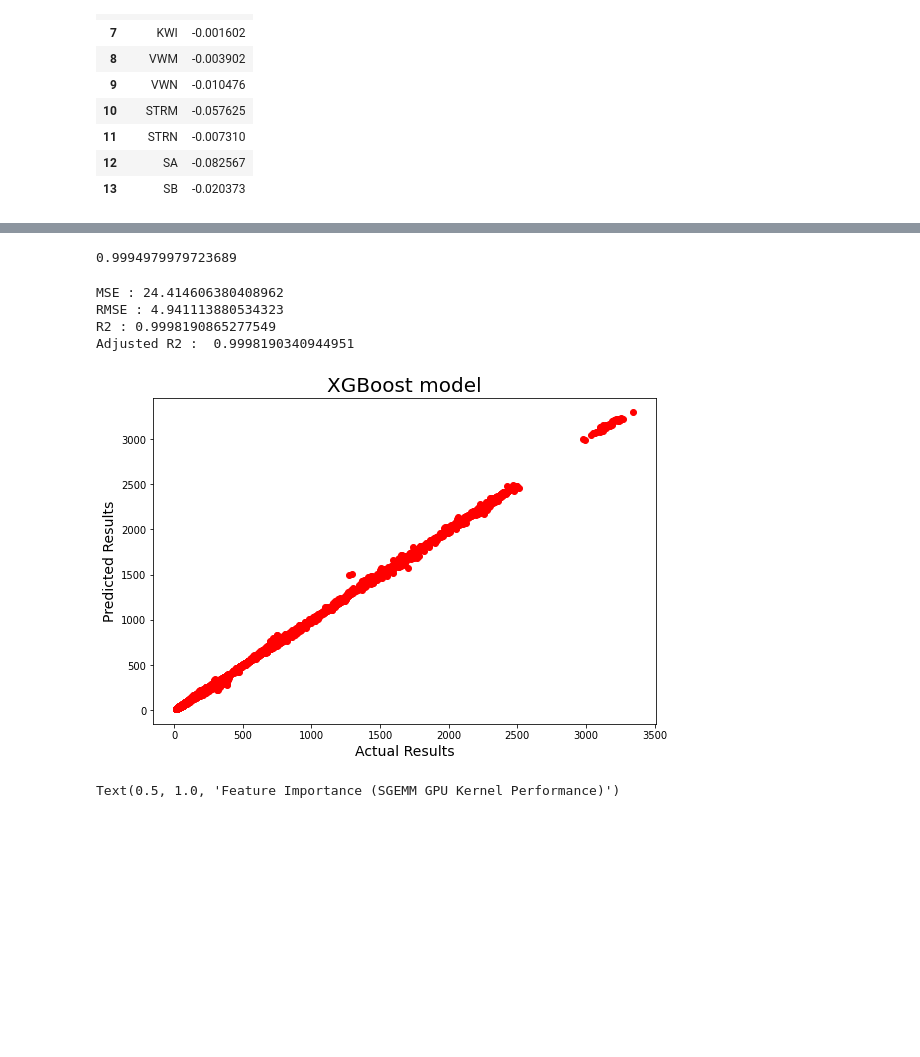
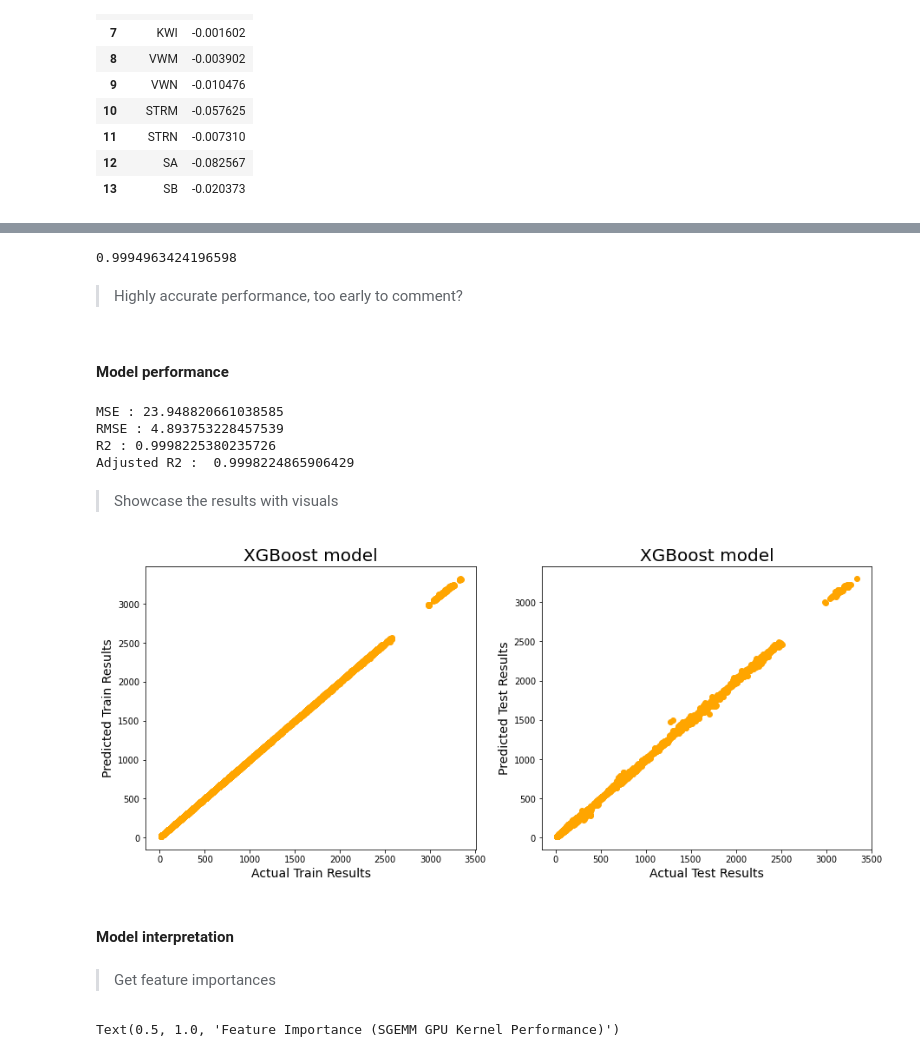
Before and after one commit to RoshanJamthe/MLRegression_SGEMM-GPU-Kernel-Performance, a Jupyter notebook: SGEMM_GPU_Kernel_Performance_Capstone_Project.ipynb, the cells around one changed output, grey strips where cells are left out. Cells and saved outputs as stored; diff of their text form; code cells hidden in the pictures; blank space fills up the shorter version.

```diff
--- a/SGEMM_GPU_Kernel_Performance_Capstone_Project.ipynb
+++ b/SGEMM_GPU_Kernel_Performance_Capstone_Project.ipynb
@@ -380,3 +414,4 @@ from xgboost import XGBRegressor
 # %%
-xgb =  XGBRegressor (n_estimators= 100,max_depth= 30, min_samples_split= 50, learning_rate= 0.1,loss= 'neg_mean_squared_error') #Got the parameter by hit and run method
+# Try the different parameters, fixing min_samples_split = 50
+xgb =  XGBRegressor (n_estimators= 100,max_depth= 22, min_samples_split= 50, learning_rate= 0.1,loss= 'neg_mean_squared_error') #Got the parameter by hit and run method
 # %%
@@ -390,9 +431,16 @@ xgb.score(X_train, y_train)
 # %%
 y_pred=xgb.predict(X_test)
+y_train_pred = xgb.predict(X_train)
 # %%
 xgb.score(X_test, y_test)
 # %% [output]
-0.9994979979723689
+0.9994963424196598
+# %% [markdown]
+
+
+> Highly accurate performance, too early to comment?
+# %% [markdown]
+#### Model performance
 # %%
 # Check the performance of the model using various metrics
 from sklearn.metrics import mean_squared_error
@@ -408,20 +456,33 @@ r2 = r2_score(10**(y_test), 10**(y_pred))
 print("R2 :" ,r2)
 print("Adjusted R2 : ",1-(1-r2_score(10**(y_test), 10**(y_pred)))*((X_test.shape[0]-1)/(X_test.shape[0]-X_test.shape[1]-1)))
 # %% [output]
-MSE : 24.414606380408962
-RMSE : 4.941113880534323
-R2 : 0.9998190865277549
-Adjusted R2 :  0.9998190340944951
+MSE : 23.948820661038585
+RMSE : 4.893753228457539
+R2 : 0.9998225380235726
+Adjusted R2 :  0.9998224865906429
+# %% [markdown]
+> Showcase the results with visuals
 # %%
 # Compare actual and predicted values of test data
-plt.figure(figsize=(9,6))
-plt.scatter(np.array(10**(y_test)),10**(y_pred),c='red')
-plt.xlabel('Actual Results',fontsize=14)
-plt.ylabel('Predicted Results',fontsize=14)
+plt.figure(figsize=(15,6))
+plt.subplot(1,2,1)
+plt.scatter(np.array(10**(y_train)),10**(y_train_pred),c='orange')
+plt.xlabel('Actual Train Results',fontsize=14)
+plt.ylabel('Predicted Train Results',fontsize=14)
+plt.title('XGBoost model',fontsize=20)
+
+plt.subplot(1,2,2)
+plt.scatter(np.array(10**(y_test)),10**(y_pred),c='orange')
+plt.xlabel('Actual Test Results',fontsize=14)
+plt.ylabel('Predicted Test Results',fontsize=14)
 plt.title('XGBoost model',fontsize=20)
 plt.show()
 # %% [output]
-[figure, old version]
+[figure, new version]
+# %% [markdown]
+#### Model interpretation
+# %% [markdown]
+> Get feature importances
 # %%
 feature_importance = xgb.feature_importances_
 sorted_idx = np.argsort(feature_importance)
```
Also changed, not shown: parts of 72 cells of this notebook.
